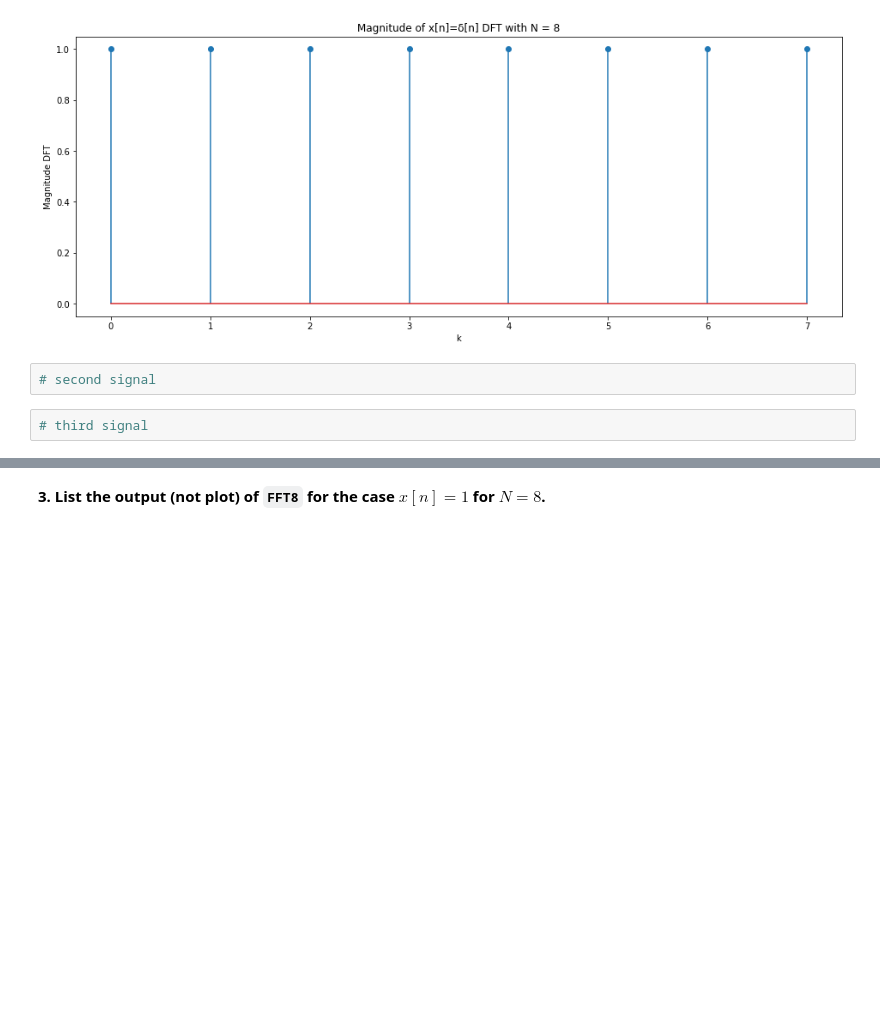
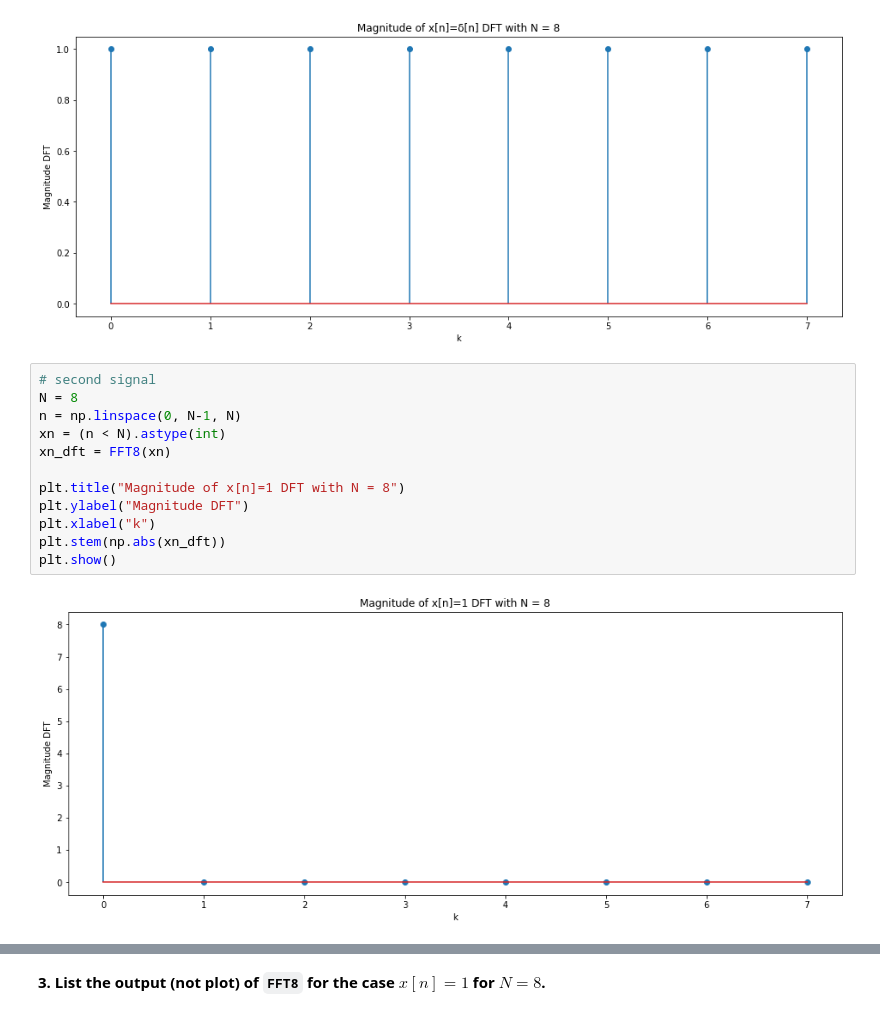
Before and after one commit to cdavin2/dsp_lab06b, a Jupyter notebook: lab06b_final_report.ipynb, the cells around one changed output, grey strips where cells are left out. Cells and saved outputs as stored; diff of their text form; blank space fills up the shorter version.

```diff
--- a/lab06b_final_report.ipynb
+++ b/lab06b_final_report.ipynb
@@ -309,7 +334,17 @@ plt.stem(np.abs(xn_dft))
 plt.show()
 # %% [output]
 [figure]
-# %%
-# second signal
-# %%
-# third signal
+# %%
+# second signal
+N = 8
+n = np.linspace(0, N-1, N)
+xn = (n < N).astype(int)
+xn_dft = FFT8(xn)
+
+plt.title("Magnitude of x[n]=1 DFT with N = 8")
+plt.ylabel("Magnitude DFT")
+plt.xlabel("k")
+plt.stem(np.abs(xn_dft))
+plt.show()
+# %% [output]
+[figure, added]
```
Also changed, not shown: parts of 26 cells of this notebook.
